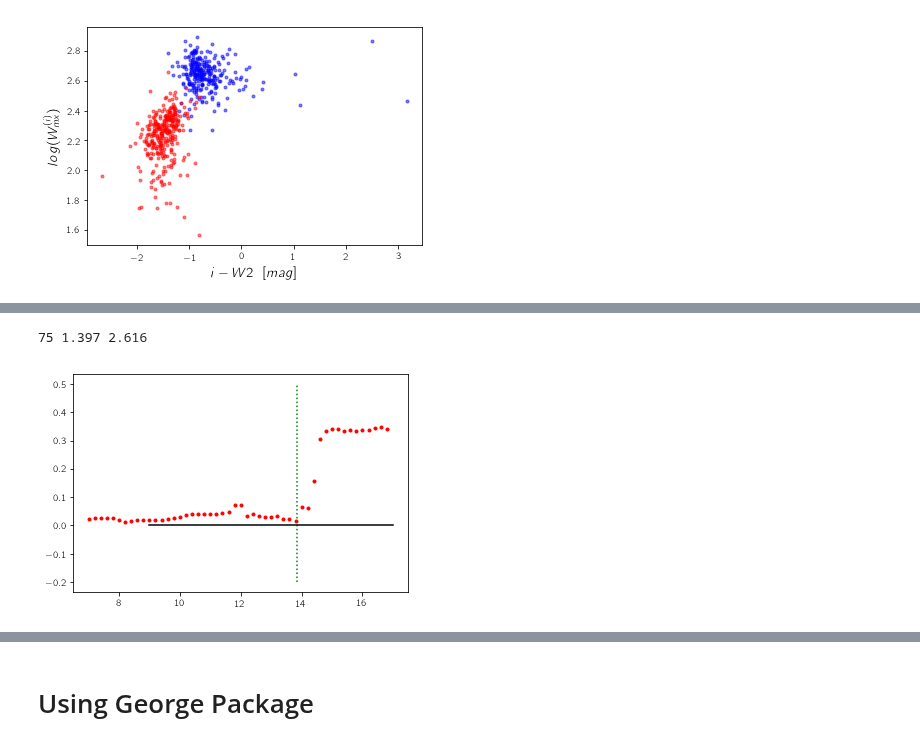
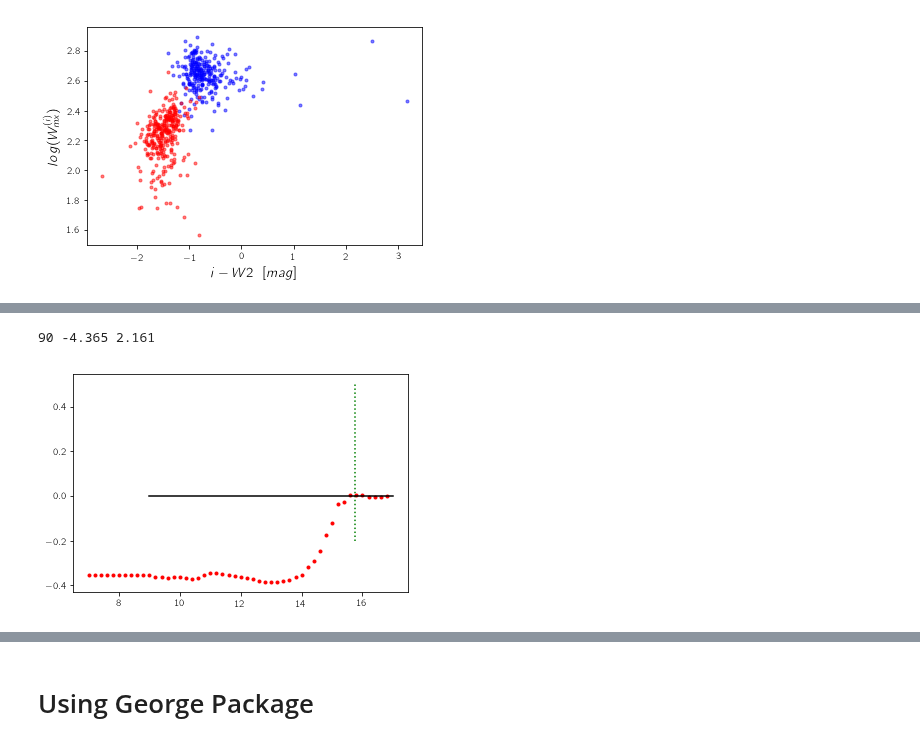
Before and after one commit to ekourkchi/reddening, a Jupyter notebook: griz2PC0.ipynb, the cells around one changed output, grey strips where cells are left out. Saved outputs shown, nothing was run; the diff lists cells and outputs as text; code cells hidden in the pictures.

```diff
--- a/griz2PC0.ipynb
+++ b/griz2PC0.ipynb
@@ -97,7 +97,6 @@ for i in range(len(pgc_r)):
     if pgc_r[i] in pgc_g and pgc_r[i] in pgc_i:
         idx_g = np.where(pgc_g==pgc_r[i])
         idx_i = np.where(pgc_i==pgc_r[i])
-        idx_z = np.where(pgc_z==pgc_r[i])
         P0 = np.mean([P0_g[idx_g][0], P0_r[i], P0_i[idx_i][0]])
         PGC.append(pgc_r[i])
         INC.append(inc_r[i])
@@ -203,7 +202,7 @@ c21w = m21-w2
 # %%
 def get_PC(w2, m21, logWimx, Wba, R50_w2):
 
-    we = 2.5*np.log10(2.*np.pi*(R50_w2*60)**2)-2.5*np.log10( )
+    we = 2.5*np.log10(2.*np.pi*(R50_w2*60)**2)-2.5*np.log10(Wba)
     mu50 = w2+we
     c21w = m21-w2
     P0 = 0.524*(logWimx-2.47)/0.18+0.601*(c21w-1.63)/1.15-0.603*(mu50-23.35)/1.38
@@ -645,39 +626,39 @@ plt.ylim([-1,1])
 (-1, 1)
 [figure]
 # %%
-j = 180
+j = 90
 
 
 for w2_t in np.arange(7,17,0.2):
     logWimx, c21w_t, mu50_t, P0_t = get_PC(w2_t, M21_[j], M0_[j], WBA_[j], R50_[j])
 
     g_t = G0_[j]-redCorrect(INC_[j], P0_t, band1='g', band2='w2')
     r_t = R0_[j]-redCorrect(INC_[j], P0_t, band1='r', band2='w2')
     i_t = I0_[j]-redCorrect(INC_[j], P0_t, band1='i', band2='w2')
     z_t = Z0_[j]-redCorrect(INC_[j], P0_t, band1='z', band2='w2')
 
 
     gr_t = g_t-r_t
     c2_t = r_t-w2_t
     ri_t = r_t-i_t
     m0_t = M0_[j]
     c0_t = c21w_t
     mu_t = mu50_t
 
 #     x1_t = np.asarray([[gr_t, c2_t, ri_t, mu_t, c0_t]])
     x1_t = np.asarray([[gr_t, c2_t, ri_t, z_t, mu_t, c0_t]])
     logWimx_p = regrG.predict(x1_t)
 
     plt.plot([w2_t], [logWimx-logWimx_p], 'r.')
 
 
 plt.plot([W2_[j],W2_[j]], [-0.2,0.5], 'g:')
 plt.plot([9,17], [0,0], 'k-')
 print INC_[j], P0_[j], logWimx
 plt.show()
 # %% [output]
-75 1.397 2.616
+90 -4.365 2.161
-[figure, old version]
+[figure, new version]
 # %%
 from sklearn.ensemble import RandomForestRegressor
 from sklearn.datasets import make_regression
```
Also changed, not shown: parts of 11 cells of this notebook.
